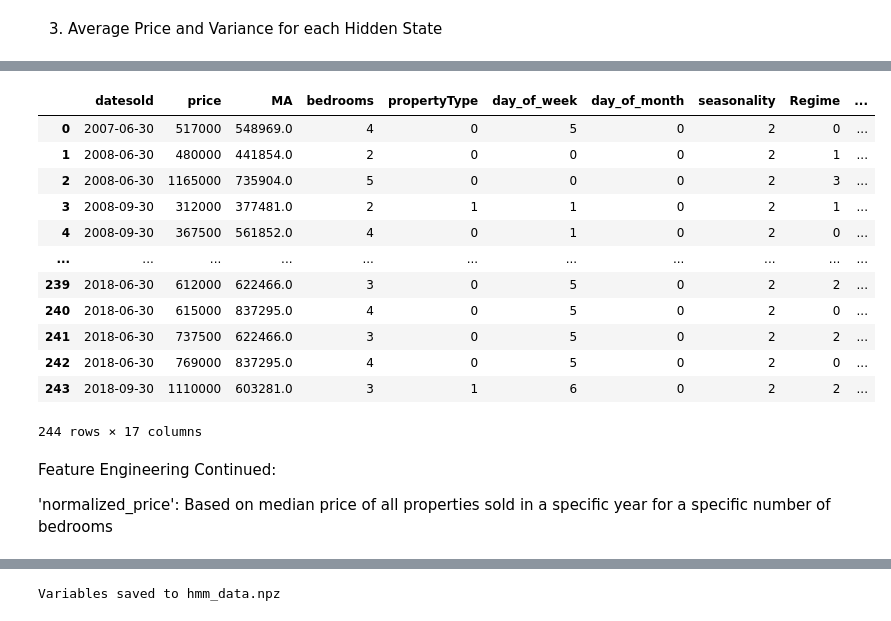
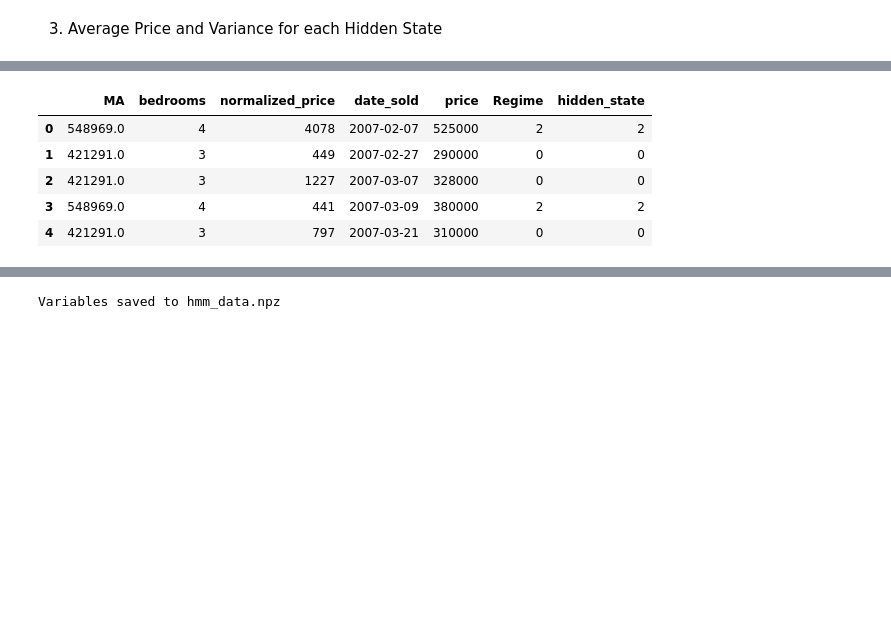
Before and after one commit to gracesosa/RealEstate_TrendClassification, a Jupyter notebook: Notebooks/DataPreprocessing2.ipynb, the cells around one changed output, grey strips where cells are left out. Saved outputs shown, nothing was run; the diff lists cells and outputs as text; code cells hidden in the pictures; blank space fills up the shorter version.

```diff
--- a/Notebooks/DataPreprocessing2.ipynb
+++ b/Notebooks/DataPreprocessing2.ipynb
@@ -219,0 +223,12 @@ plt.show()
+# %%
+len(features_scaled)
+len(features)
+
+na_counts = merged_df.isna().sum()
+print(na_counts)
+
+#merged_df = merged_df[['date_sold','postcode', 'price', 'property_type', 'bedrooms', 'year_quarter' 'MA', 'bedrooms', 'normalized_price']].dropna()
+merged_df = merged_df[['MA', 'bedrooms', 'normalized_price', 'date_sold', 'price']].dropna()
+len(merged_df)
+
+#merged_df.head()
@@ -220,7 +244,8 @@ plt.show()
 # %%
 # Use the model with the optimal number of states based on BIC or AIC
 best_model = models[optimal_states_aic - 2]  # Adjust for 0-indexing in the models list
-hidden_states = best_model.predict(features)
+hidden_states = best_model.predict(features_scaled)
+#hidden_states = 5
 
 # Add hidden states to the dataframe
 merged_df['Regime'] = hidden_states
@@ -228,12 +253,16 @@ merged_df['Regime'] = hidden_states
 # Plot the regimes over time
 plt.figure(figsize=(12, 6))
 for state in range(best_model.n_components):
+#for state in range(5):
     state_data = merged_df[merged_df['Regime'] == state]
-    plt.scatter(state_data['datesold'], state_data['price'], label=f'State {state}', s=10)
+    plt.scatter(state_data['date_sold'], state_data['price'], label=f'State {state}', s=6)
+
+ax = plt.gca()
+ax.yaxis.set_major_formatter(mticker.FuncFormatter(lambda x, _: f"{int(x):,}"))
 
 plt.legend()
 plt.title('Price Segmented by Regime (AIC)')
 plt.xlabel('Date Sold')
 plt.ylabel('Price')
-plt.show()
+#plt.show()
 # %% [output]
@@ -244,5 +274,5 @@ plt.show()
 # Train HMM with the optimal number of states
 n_states = 5
 hmm_model = GaussianHMM(n_components=n_states, covariance_type="diag", n_iter=100, random_state=42)
-hmm_model.fit(features)
+hmm_model.fit(features_scaled)
 # %% [output]
@@ -251,7 +282,7 @@ GaussianHMM(n_components=5, n_iter=100, random_state=42)
 2. Analyze Hidden States
 # %%
 # Predict the hidden states (regimes) for each observation
-hidden_states = hmm_model.predict(features)
+hidden_states = hmm_model.predict(features_scaled)
 
 # Add hidden states to the dataset
 merged_df['hidden_state'] = hidden_states
@@ -305,20 +327,9 @@ hidden_state
 # %%
-merged_df
+merged_df.head(5)
 # %% [output]
-|  | datesold | price | MA | bedrooms | propertyType | day_of_week | day_of_month | seasonality | Regime | ... |
-| 0 | 2007-06-30 | 517000 | 548969.0 | 4 | 0 | 5 | 0 | 2 | 0 | ... |
-| 1 | 2008-06-30 | 480000 | 441854.0 | 2 | 0 | 0 | 0 | 2 | 1 | ... |
-| 2 | 2008-06-30 | 1165000 | 735904.0 | 5 | 0 | 0 | 0 | 2 | 3 | ... |
-| 3 | 2008-09-30 | 312000 | 377481.0 | 2 | 1 | 1 | 0 | 2 | 1 | ... |
-| 4 | 2008-09-30 | 367500 | 561852.0 | 4 | 0 | 1 | 0 | 2 | 0 | ... |
-| ... | ... | ... | ... | ... | ... | ... | ... | ... | ... | ... |
-| 239 | 2018-06-30 | 612000 | 622466.0 | 3 | 0 | 5 | 0 | 2 | 2 | ... |
-| 240 | 2018-06-30 | 615000 | 837295.0 | 4 | 0 | 5 | 0 | 2 | 0 | ... |
-| 241 | 2018-06-30 | 737500 | 622466.0 | 3 | 0 | 5 | 0 | 2 | 2 | ... |
-| 242 | 2018-06-30 | 769000 | 837295.0 | 4 | 0 | 5 | 0 | 2 | 0 | ... |
-| 243 | 2018-09-30 | 1110000 | 603281.0 | 3 | 1 | 6 | 0 | 2 | 2 | ... |
+|  | MA | bedrooms | normalized_price | date_sold | price | Regime | hidden_state |
+| 0 | 548969.0 | 4 | 4078 | 2007-02-07 | 525000 | 2 | 2 |
+| 1 | 421291.0 | 3 | 449 | 2007-02-27 | 290000 | 0 | 0 |
+| 2 | 421291.0 | 3 | 1227 | 2007-03-07 | 328000 | 0 | 0 |
+| 3 | 548969.0 | 4 | 441 | 2007-03-09 | 380000 | 2 | 2 |
+| 4 | 421291.0 | 3 | 797 | 2007-03-21 | 310000 | 0 | 0 |
-244 rows × 17 columns
-# %% [markdown]
-Feature Engineering Continued:
-
-'normalized_price': Based on median price of all properties sold in a specific year for a specific number of bedrooms
```
Also changed, not shown: parts of 17 cells of this notebook, 2 other files.
